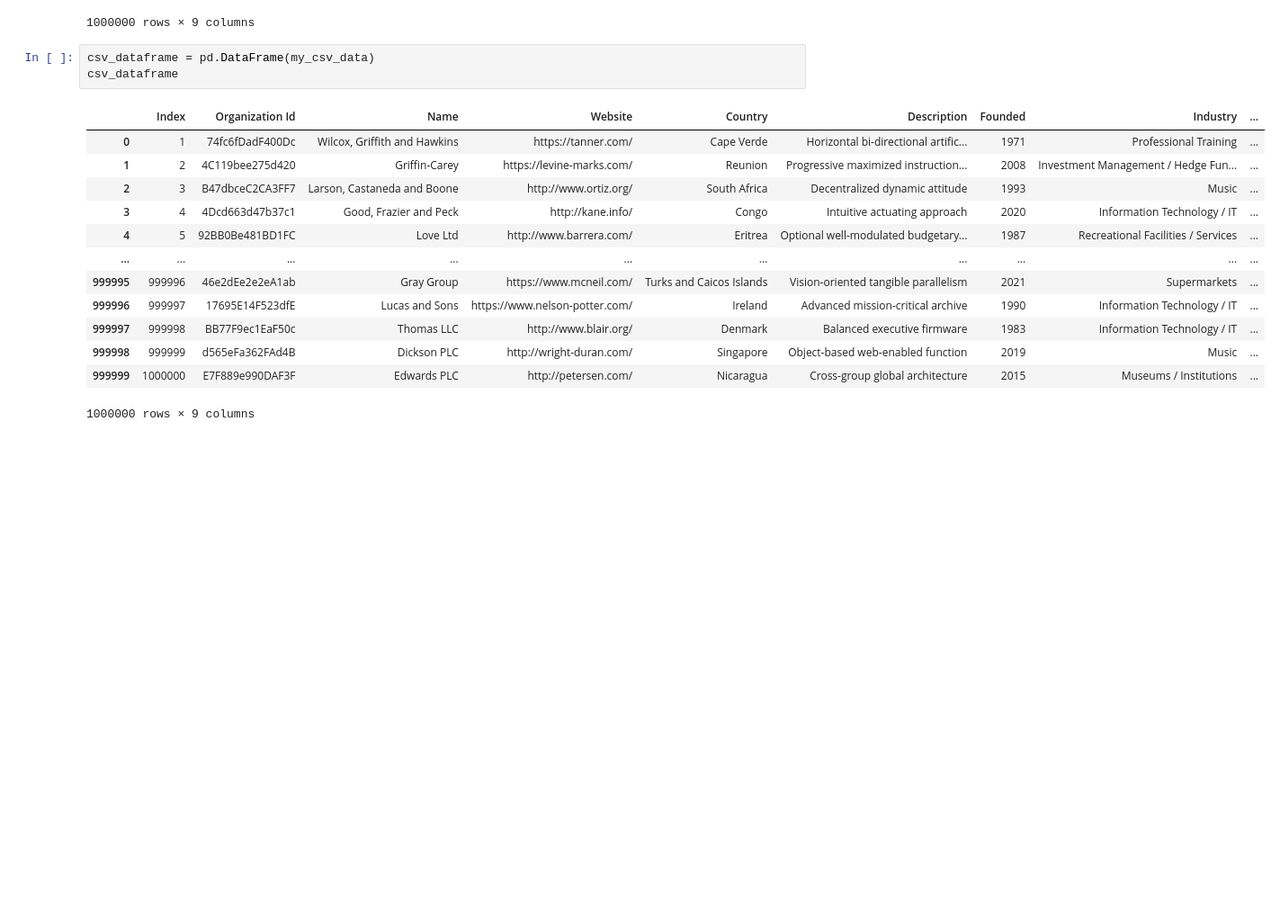
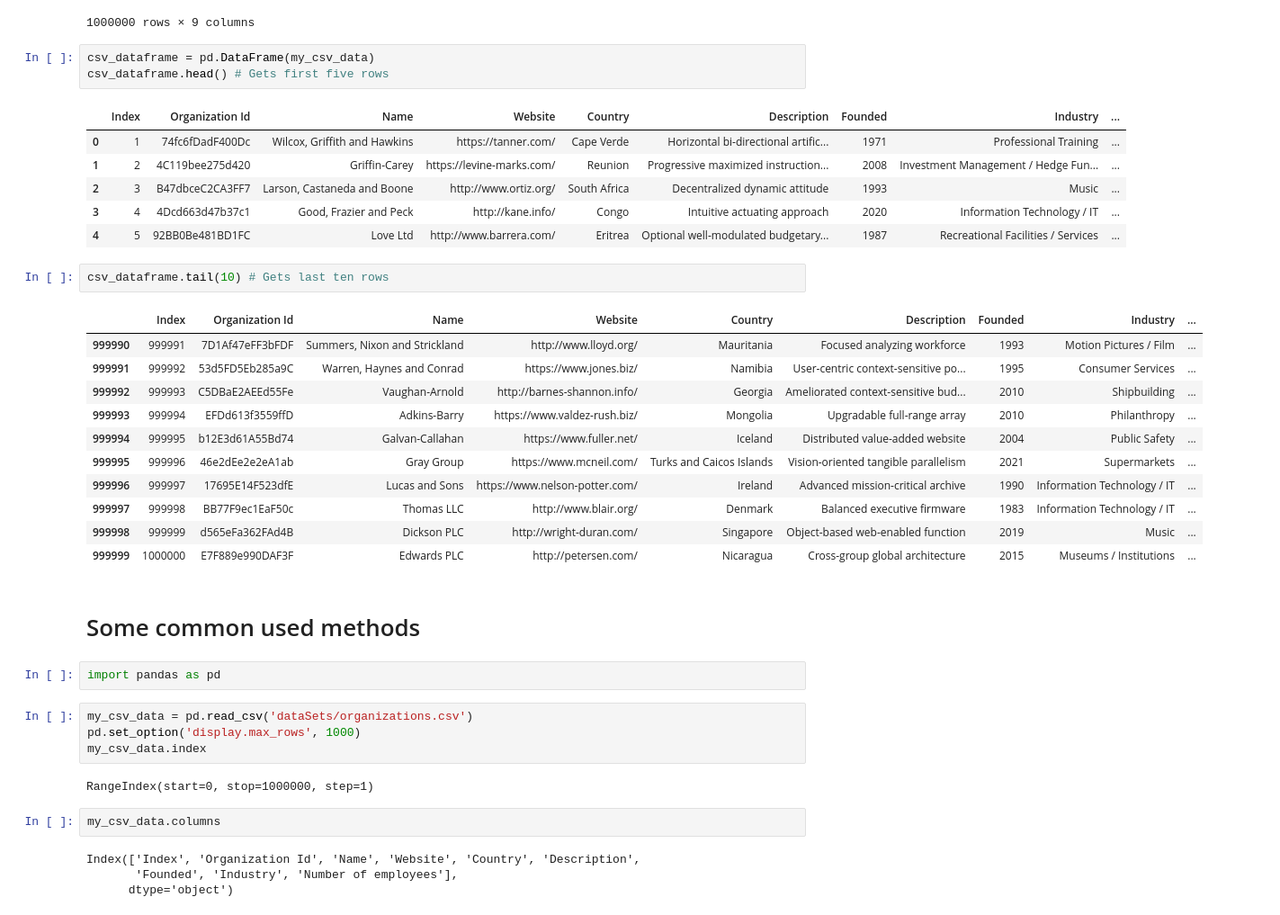
Before and after one commit to TerenceManyike/pythonDataAnalysis, a Jupyter notebook: basicDataFrame.ipynb, the cells around one changed output. Shown at 90% size. Cells and saved outputs as stored; diff of their text form; blank space fills up the shorter version.

Commit message:
Update: Some common used methods

```diff
--- a/basicDataFrame.ipynb
+++ b/basicDataFrame.ipynb
@@ -73,18 +73,41 @@ my_csv_data
 1000000 rows × 9 columns
 # %%
 csv_dataframe = pd.DataFrame(my_csv_data)
-csv_dataframe
+csv_dataframe.head() # Gets first five rows
 # %% [output]
 |  | Index | Organization Id | Name | Website | Country | Description | Founded | Industry | ... |
 | 0 | 1 | 74fc6fDadF400Dc | Wilcox, Griffith and Hawkins | https://tanner.com/ | Cape Verde | Horizontal bi-directional artific... | 1971 | Professional Training | ... |
 | 1 | 2 | 4C119bee275d420 | Griffin-Carey | https://levine-marks.com/ | Reunion | Progressive maximized instruction... | 2008 | Investment Management / Hedge Fun... | ... |
 | 2 | 3 | B47dbceC2CA3FF7 | Larson, Castaneda and Boone | http://www.ortiz.org/ | South Africa | Decentralized dynamic attitude | 1993 | Music | ... |
 | 3 | 4 | 4Dcd663d47b37c1 | Good, Frazier and Peck | http://kane.info/ | Congo | Intuitive actuating approach | 2020 | Information Technology / IT | ... |
 | 4 | 5 | 92BB0Be481BD1FC | Love Ltd | http://www.barrera.com/ | Eritrea | Optional well-modulated budgetary... | 1987 | Recreational Facilities / Services | ... |
-| ... | ... | ... | ... | ... | ... | ... | ... | ... | ... |
-| 999995 | 999996 | 46e2dEe2e2eA1ab | Gray Group | https://www.mcneil.com/ | Turks and Caicos Islands | Vision-oriented tangible parallelism | 2021 | Supermarkets | ... |
-| 999996 | 999997 | 17695E14F523dfE | Lucas and Sons | https://www.nelson-potter.com/ | Ireland | Advanced mission-critical archive | 1990 | Information Technology / IT | ... |
-| 999997 | 999998 | BB77F9ec1EaF50c | Thomas LLC | http://www.blair.org/ | Denmark | Balanced executive firmware | 1983 | Information Technology / IT | ... |
-| 999998 | 999999 | d565eFa362FAd4B | Dickson PLC | http://wright-duran.com/ | Singapore | Object-based web-enabled function | 2019 | Music | ... |
-| 999999 | 1000000 | E7F889e990DAF3F | Edwards PLC | http://petersen.com/ | Nicaragua | Cross-group global architecture | 2015 | Museums / Institutions | ... |
-1000000 rows × 9 columns
+# %%
+csv_dataframe.tail(10) # Gets last ten rows
+# %% [output]
+|  | Index | Organization Id | Name | Website | Country | Description | Founded | Industry | ... |
+| 999990 | 999991 | 7D1Af47eFF3bFDF | Summers, Nixon and Strickland | http://www.lloyd.org/ | Mauritania | Focused analyzing workforce | 1993 | Motion Pictures / Film | ... |
+| 999991 | 999992 | 53d5FD5Eb285a9C | Warren, Haynes and Conrad | https://www.jones.biz/ | Namibia | User-centric context-sensitive po... | 1995 | Consumer Services | ... |
+| 999992 | 999993 | C5DBaE2AEEd55Fe | Vaughan-Arnold | http://barnes-shannon.info/ | Georgia | Ameliorated context-sensitive bud... | 2010 | Shipbuilding | ... |
+| 999993 | 999994 | EFDd613f3559ffD | Adkins-Barry | https://www.valdez-rush.biz/ | Mongolia | Upgradable full-range array | 2010 | Philanthropy | ... |
+| 999994 | 999995 | b12E3d61A55Bd74 | Galvan-Callahan | https://www.fuller.net/ | Iceland | Distributed value-added website | 2004 | Public Safety | ... |
+| 999995 | 999996 | 46e2dEe2e2eA1ab | Gray Group | https://www.mcneil.com/ | Turks and Caicos Islands | Vision-oriented tangible parallelism | 2021 | Supermarkets | ... |
+| 999996 | 999997 | 17695E14F523dfE | Lucas and Sons | https://www.nelson-potter.com/ | Ireland | Advanced mission-critical archive | 1990 | Information Technology / IT | ... |
+| 999997 | 999998 | BB77F9ec1EaF50c | Thomas LLC | http://www.blair.org/ | Denmark | Balanced executive firmware | 1983 | Information Technology / IT | ... |
+| 999998 | 999999 | d565eFa362FAd4B | Dickson PLC | http://wright-duran.com/ | Singapore | Object-based web-enabled function | 2019 | Music | ... |
+| 999999 | 1000000 | E7F889e990DAF3F | Edwards PLC | http://petersen.com/ | Nicaragua | Cross-group global architecture | 2015 | Museums / Institutions | ... |
+# %% [markdown]
+# Some common used methods
+# %%
+import pandas as pd
+# %%
+my_csv_data = pd.read_csv('dataSets/organizations.csv')
+pd.set_option('display.max_rows', 1000)
+my_csv_data.index
+# %% [output]
+RangeIndex(start=0, stop=1000000, step=1)
+# %%
+my_csv_data.columns
+# %% [output]
+Index(['Index', 'Organization Id', 'Name', 'Website', 'Country', 'Description',
+       'Founded', 'Industry', 'Number of employees'],
+      dtype='object')
```
Also changed, not shown: parts of 7 cells of this notebook.
